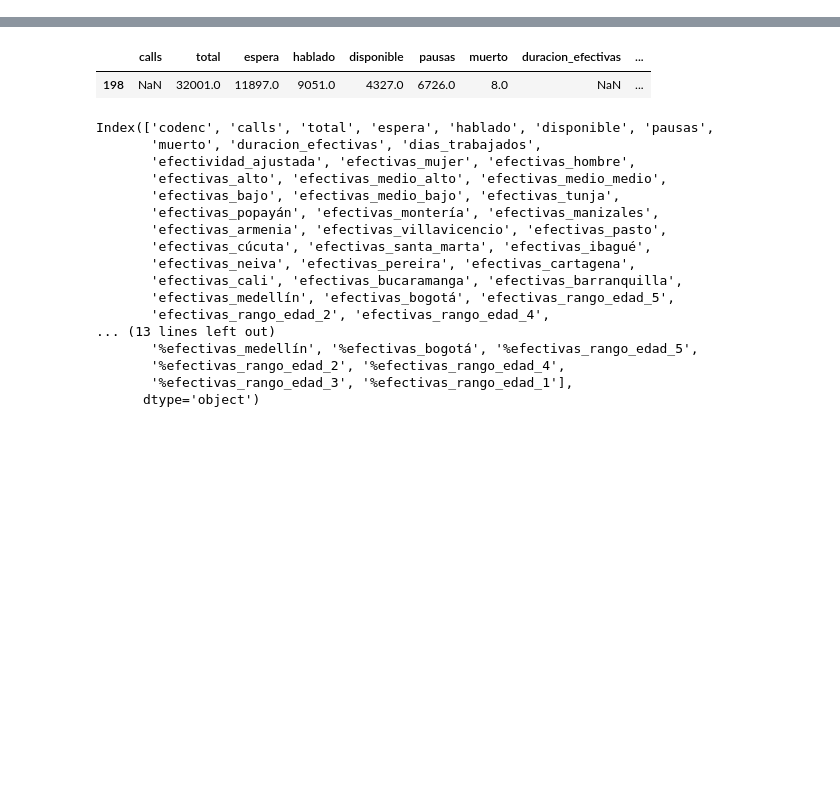
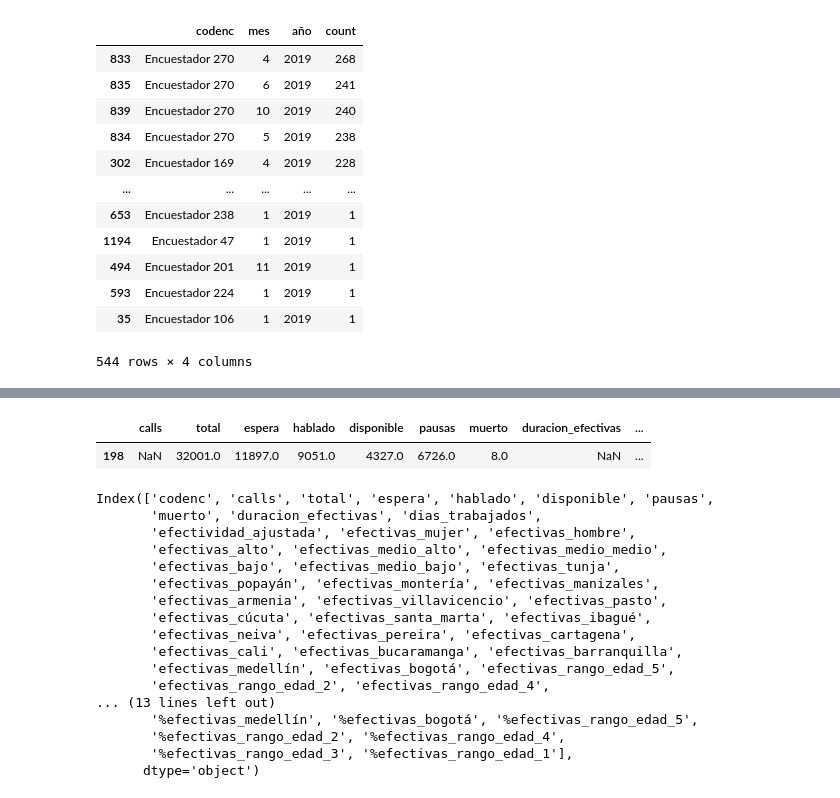
Before and after one commit to AndresLopezDCo/DS4A-Team76, a Jupyter notebook: App/lib/Untitled.ipynb, the cells around one changed output, grey strips where cells are left out. Saved outputs shown, nothing was run; the diff lists cells and outputs as text; code cells hidden in the pictures; blank space fills up the shorter version.

```diff
--- a/App/lib/Untitled.ipynb
+++ b/App/lib/Untitled.ipynb
@@ -46,0 +33,21 @@ df_efectivas['etiquetas_rango_edad'].replace('12 a 17 años','12 a 17',inplace=T
+# %%
+df_efectivas['mes']= pd.DatetimeIndex(df_efectivas['fecha']).month
+df_efectivas['dia']= pd.DatetimeIndex(df_efectivas['fecha']).day
+df_efectivas['año']= pd.DatetimeIndex(df_efectivas['fecha']).year
+df_efectivas_groupm=df_efectivas.groupby(['codenc','mes','año']).agg({'Edad':'count'}).reset_index().rename(columns={'Edad':'count'})
+
+df_efectivas_groupm[(df_efectivas_groupm['año']==2019) & (df_efectivas_groupm['mes'].isin([1,2,3,4,5,6,7,8,9,10,11,12]))].sort_values('count',ascending=False)
+# %% [output]
+|  | codenc | mes | año | count |
+| 833 | Encuestador 270 | 4 | 2019 | 268 |
+| 835 | Encuestador 270 | 6 | 2019 | 241 |
+| 839 | Encuestador 270 | 10 | 2019 | 240 |
+| 834 | Encuestador 270 | 5 | 2019 | 238 |
+| 302 | Encuestador 169 | 4 | 2019 | 228 |
+| ... | ... | ... | ... | ... |
+| 653 | Encuestador 238 | 1 | 2019 | 1 |
+| 1194 | Encuestador 47 | 1 | 2019 | 1 |
+| 494 | Encuestador 201 | 11 | 2019 | 1 |
+| 593 | Encuestador 224 | 1 | 2019 | 1 |
+| 35 | Encuestador 106 | 1 | 2019 | 1 |
+544 rows × 4 columns
```
Also changed, not shown: parts of 5 cells of this notebook, 6 other files.
